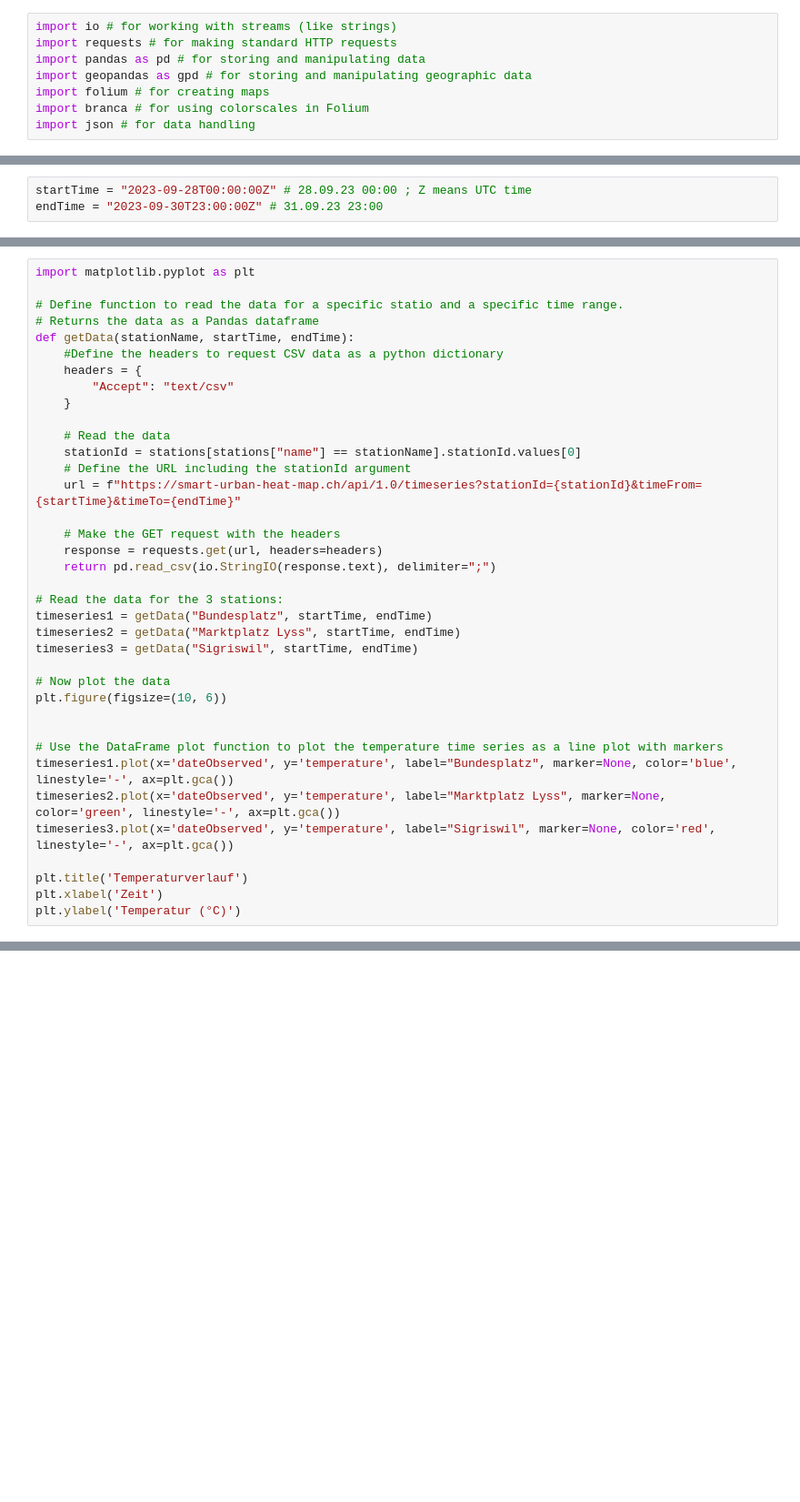
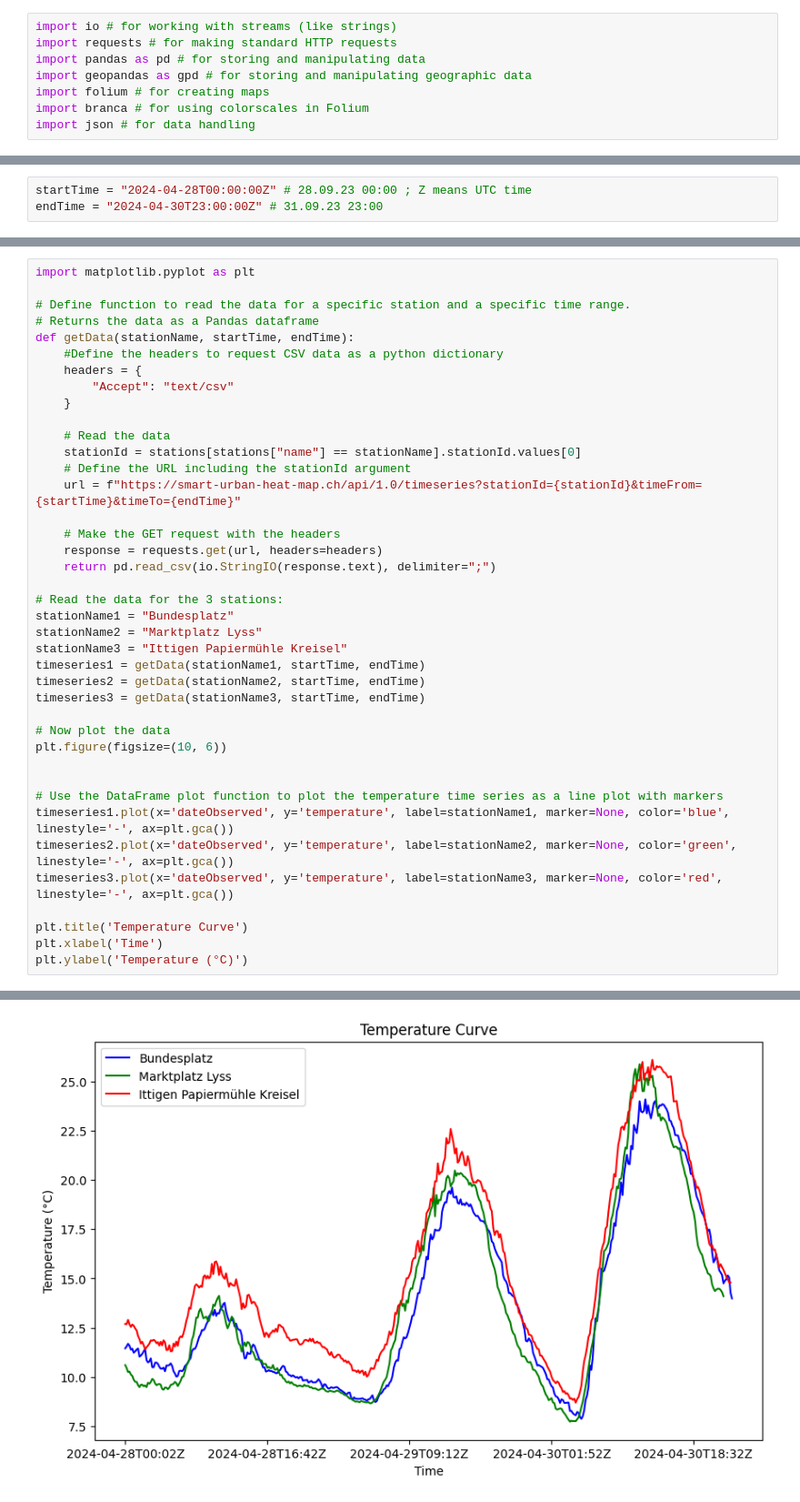
Before and after one commit to takohaller/smarturbanheatmap, a Jupyter notebook: Smart Urban Heat Map-EN.ipynb, the cells around one changed output, grey strips where cells are left out. Shown at 91% size. Saved outputs shown, nothing was run; the diff lists cells and outputs as text; blank space fills up the shorter version.

```diff
--- a/Smart Urban Heat Map-EN.ipynb
+++ b/Smart Urban Heat Map-EN.ipynb
@@ -194,4 +233,4 @@ Zuerst legen wir den Zeitraum fest:
 # %%
-startTime = "2023-09-28T00:00:00Z" # 28.09.23 00:00 ; Z means UTC time
-endTime = "2023-09-30T23:00:00Z" # 31.09.23 23:00
+startTime = "2024-04-28T00:00:00Z" # 28.09.23 00:00 ; Z means UTC time
+endTime = "2024-04-30T23:00:00Z" # 31.09.23 23:00
 # %% [markdown]
@@ -199,7 +238,7 @@ Jetzt lesen wir die Daten:
 # %%
 import matplotlib.pyplot as plt
 
-# Define function to read the data for a specific statio and a specific time range.
+# Define function to read the data for a specific station and a specific time range.
 # Returns the data as a Pandas dataframe
 def getData(stationName, startTime, endTime):
     #Define the headers to request CSV data as a python dictionary
@@ -217,19 +256,23 @@ def getData(stationName, startTime, endTime):
     return pd.read_csv(io.StringIO(response.text), delimiter=";")
 
 # Read the data for the 3 stations:
-timeseries1 = getData("Bundesplatz", startTime, endTime)
-timeseries2 = getData("Marktplatz Lyss", startTime, endTime)
-timeseries3 = getData("Sigriswil", startTime, endTime)
+stationName1 = "Bundesplatz"
+stationName2 = "Marktplatz Lyss"
+stationName3 = "Ittigen Papiermühle Kreisel"
+timeseries1 = getData(stationName1, startTime, endTime)
+timeseries2 = getData(stationName2, startTime, endTime)
+timeseries3 = getData(stationName3, startTime, endTime)
 
 # Now plot the data
 plt.figure(figsize=(10, 6))
 
 
 # Use the DataFrame plot function to plot the temperature time series as a line plot with markers
-timeseries1.plot(x='dateObserved', y='temperature', label="Bundesplatz", marker=None, color='blue', linestyle='-', ax=plt.gca())
-timeseries2.plot(x='dateObserved', y='temperature', label="Marktplatz Lyss", marker=None, color='green', linestyle='-', ax=plt.gca())
-timeseries3.plot(x='dateObserved', y='temperature', label="Sigriswil", marker=None, color='red', linestyle='-', ax=plt.gca())
+timeseries1.plot(x='dateObserved', y='temperature', label=stationName1, marker=None, color='blue', linestyle='-', ax=plt.gca())
+timeseries2.plot(x='dateObserved', y='temperature', label=stationName2, marker=None, color='green', linestyle='-', ax=plt.gca())
+timeseries3.plot(x='dateObserved', y='temperature', label=stationName3, marker=None, color='red', linestyle='-', ax=plt.gca())
 
-plt.title('Temperaturverlauf')
-plt.xlabel('Zeit')
-plt.ylabel('Temperatur (°C)')
+plt.title('Temperature Curve')
+plt.xlabel('Time')
+plt.ylabel('Temperature (°C)')
+# %% [output]
@@ -235,0 +280 @@ plt.ylabel('Temperatur (°C)')
+[figure, added]
```
Also changed, not shown: parts of 25 cells of this notebook.
